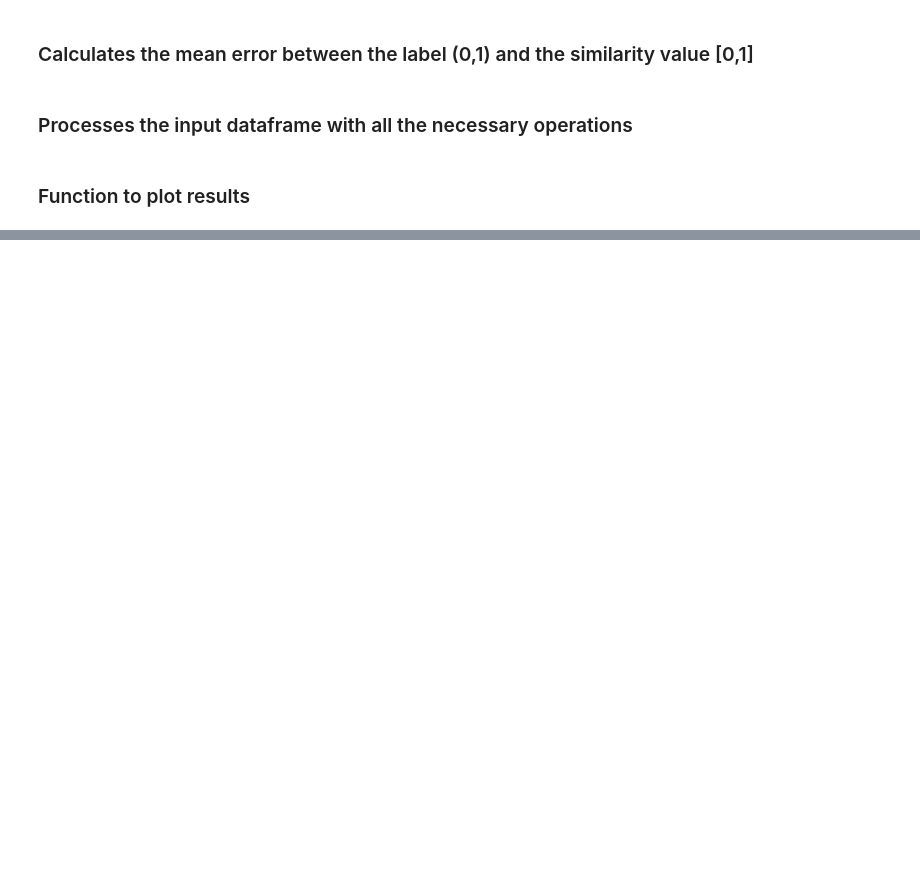
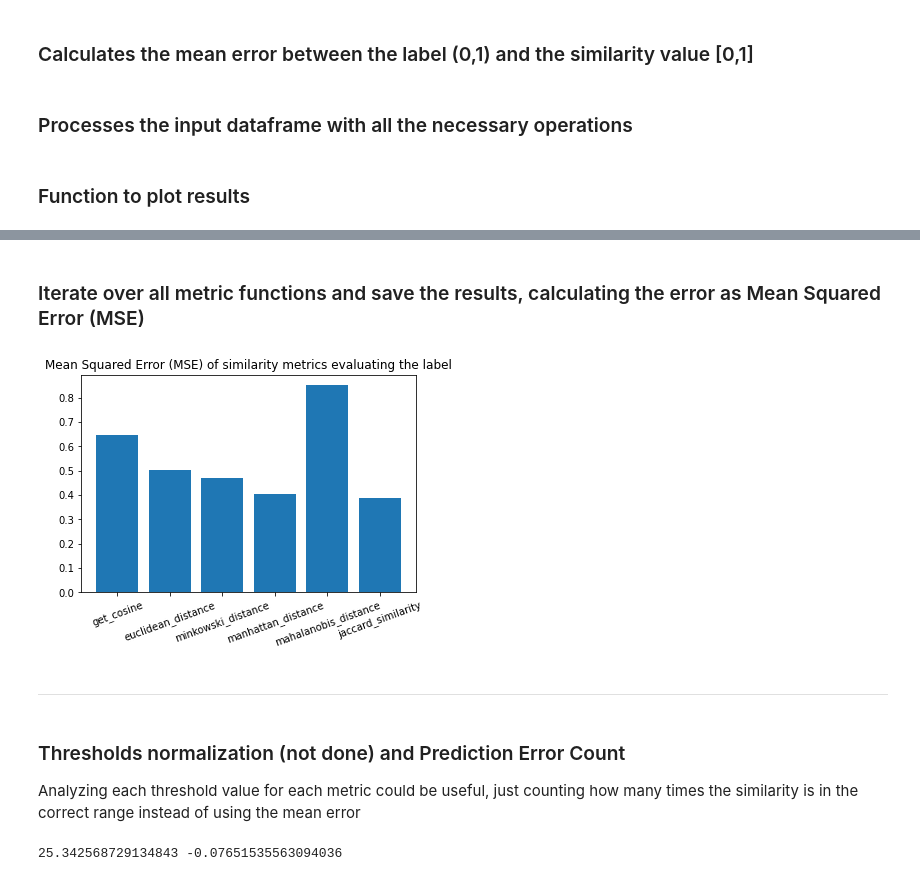
Before and after one commit to Progetto-Agiw/certa, a Jupyter notebook: metric-threshold-testing.ipynb, the cells around one changed output, grey strips where cells are left out. Cells and saved outputs as stored; diff of their text form; code cells hidden in the pictures; blank space fills up the shorter version.

Commit message:
Adds threshold testing for the tuning parameter m

```diff
--- a/metric-threshold-testing.ipynb
+++ b/metric-threshold-testing.ipynb
@@ -259,0 +201,25 @@ plot_results(results)
+# %% [markdown]
+### Iterate over all metric functions and save the results, calculating the error as Mean Squared Error (MSE)
+# %%
+results = pd.DataFrame(columns=['metric', 'mean_error'])
+
+for metric in similarity_functions:
+    df_test = df_clean.copy()
+    df_test = processing_pipeline(df_test, metric, squared_error=True)
+    results = results.append({'metric': metric.__name__, 'mean_error': mean_error(df_test)}, ignore_index=True)
+
+plt.title('Mean Squared Error (MSE) of similarity metrics evaluating the label')
+plot_results(results)
+# %% [output]
+[figure, added]
+# %% [markdown]
+**********************************************
+# %% [markdown]
+### Thresholds normalization (not done) and Prediction Error Count
+
+Analyzing each threshold value for each metric could be useful, just counting how many times the similarity is in the correct range instead of using the mean error
+# %%
+theta_min, theta_max = find_similarities(train_df, -2, certa.metrics.manhattan_distance)
+print(theta_min, theta_max)
+# %% [output]
+25.342568729134843 -0.07651535563094036
```
Also changed, not shown: parts of 31 cells of this notebook.
